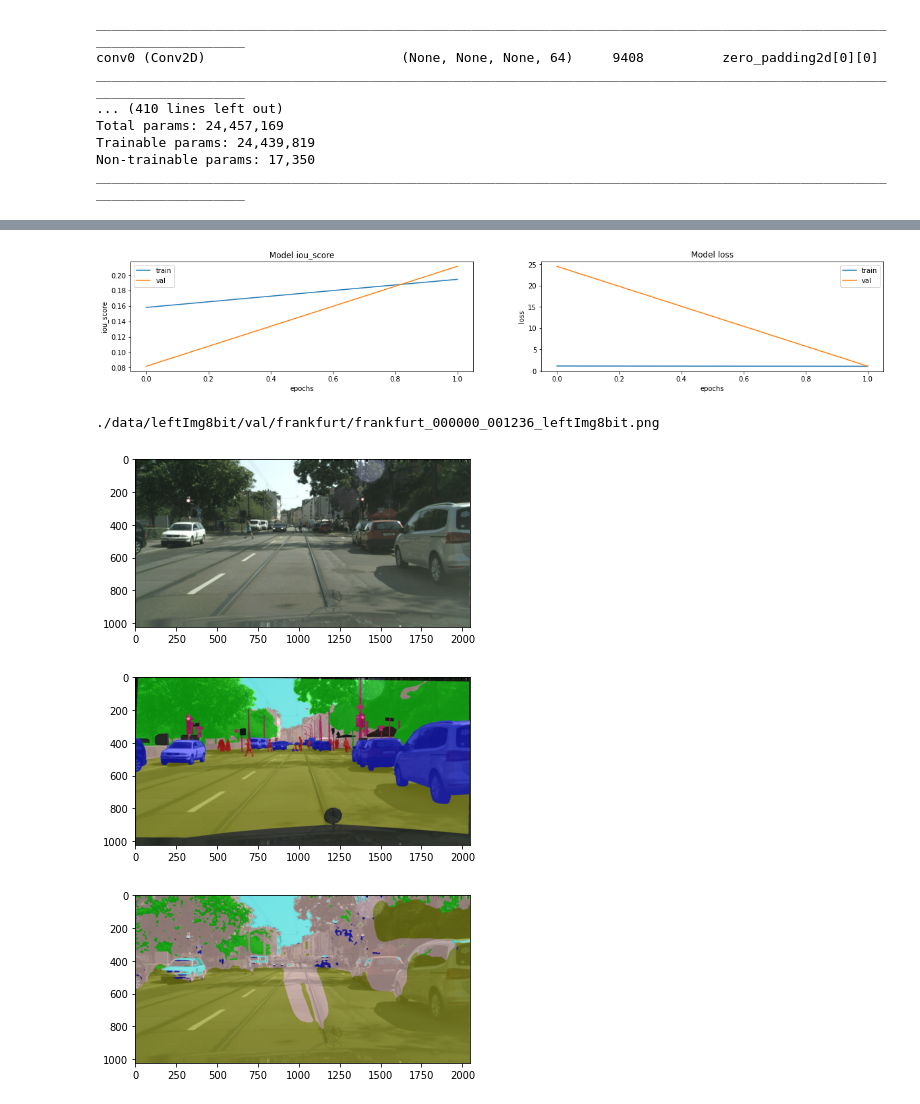
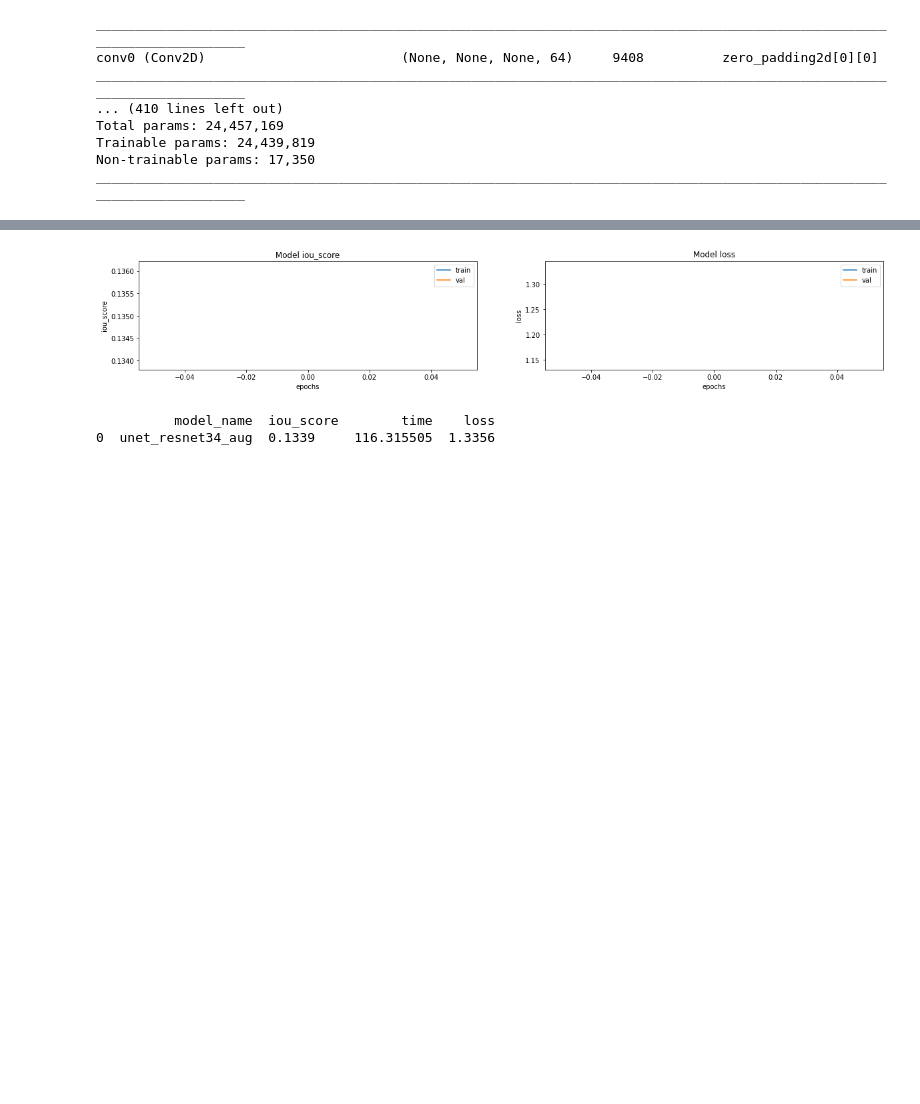
Before and after one commit to ThibaultDieudonne/Car-Computer-Vision-development, a Jupyter notebook: n.ipynb, the cells around one changed output, grey strips where cells are left out. Drawn from its saved outputs; the diff is of its cells as text; code cells hidden in the pictures; blank space fills up the shorter version.

Commit message:
everything ready for big computation (data augments, results display)

```diff
--- a/n.ipynb
+++ b/n.ipynb
@@ -163,12 +149,12 @@ seq = iaa.Sequential(
     [
         iaa.Fliplr(0.5), # horizontal flip
 
-        iaa.SomeOf((1, 3),
+        iaa.SomeOf((0, 2),
             [
-                iaa.PerspectiveTransform(scale=(0.003, 0.008)), # add perspective
+                #iaa.PerspectiveTransform(scale=(0.003, 0.008)), # add perspective
 
                 iaa.Affine( # zoom
-                    scale=(1.0, 1.4),
+                    scale=(1.0, 1.3),
                 ),
 
                 iaa.Sharpen(alpha=(0, 1.0), lightness=(0.75, 1.5)), # change alpha / lightness
@@ -209,11 +195,11 @@ def py_augment(img, tgt):
 train_df = main_df[main_df["split"]=="train"]
 val_df = main_df[main_df["split"]=="val"]
 # %%
-n_epochs = 2 # 20
+n_epochs = 20 # 20
 
 batch_size = 8
 
-data_passes = 2 # 500
+data_passes = 300 # 300
 
 steps_per_epoch = (train_df.shape[0] * data_passes) // (batch_size * n_epochs)
 
@@ -228,13 +214,13 @@ Training with 371 steps per epoch
 results_file = f'./results.csv'
 
 if not os.path.isfile(results_file):
-    results = pd.DataFrame(columns=['model_name', 'accuracy', 'time', 'loss'])
+    results = pd.DataFrame(columns=['model_name', 'iou_score', 'time', 'loss'])
     results.to_csv(results_file, index=False)
 
-def add_result(name, accuracy, time, loss=None):
+def add_result(name, score, time, loss=None):
     result_df = pd.read_csv(results_file)
     result_df = result_df[result_df["model_name"] != name]
-    result_df = result_df.append({"model_name": name, "accuracy": accuracy, "time": time, "loss": loss}, ignore_index=True)
+    result_df = result_df.append({"model_name": name, "iou_score": score, "time": time, "loss": loss}, ignore_index=True)
     result_df.to_csv(results_file, index=False)
 
 def get_results():
@@ -246,7 +232,10 @@ def process_model(model, hist, name, time):
     model.save(f"./models/{name}.h5")
     model.save_weights(f'./models/{name}_weights.h5')
     history.to_csv(f'./models/{name}_history.csv', index=False)
-    # add_result(name, model_performance[1], time) # warning
+    add_result(name,
+               round(history.iloc[-1]["val_iou_score"], 4),
+               time,
+               round(history.iloc[-1]["val_loss"], 4))
 
 def display_learning_curves(m_name, metric):
     hst = pd.read_csv(f'./models/{m_name}_history.csv')
@@ -417,8 +386,6 @@ if not skip:
         model.load_weights(f"./models/{model_name}_weights.h5")
 
     display_learning_curves(model_name, "iou_score")
-
-    prediction_display(model, 4)
 # %% [markdown]
 #### With augmentations
 # %%
@@ -460,6 +427,4 @@ if not skip:
         model.load_weights(f"./models/{model_name}_weights.h5")
 
     display_learning_curves(model_name, "iou_score")
-
-    prediction_display(model, 3)
 # %% [output]
@@ -470,5 +431 @@ Epoch 2/2
-[figure, old version]
+[figure, new version]
-./data/leftImg8bit/val/frankfurt/frankfurt_000000_001236_leftImg8bit.png
-[figure, removed]
-[figure, removed]
-[figure, removed]
@@ -474,0 +434,5 @@ Epoch 2/2
+# %%
+get_results()
+# %% [output]
+          model_name  iou_score        time    loss
+0  unet_resnet34_aug  0.1339     116.315505  1.3356
```
Also changed, not shown: parts of 5 cells of this notebook, 3 other files.
